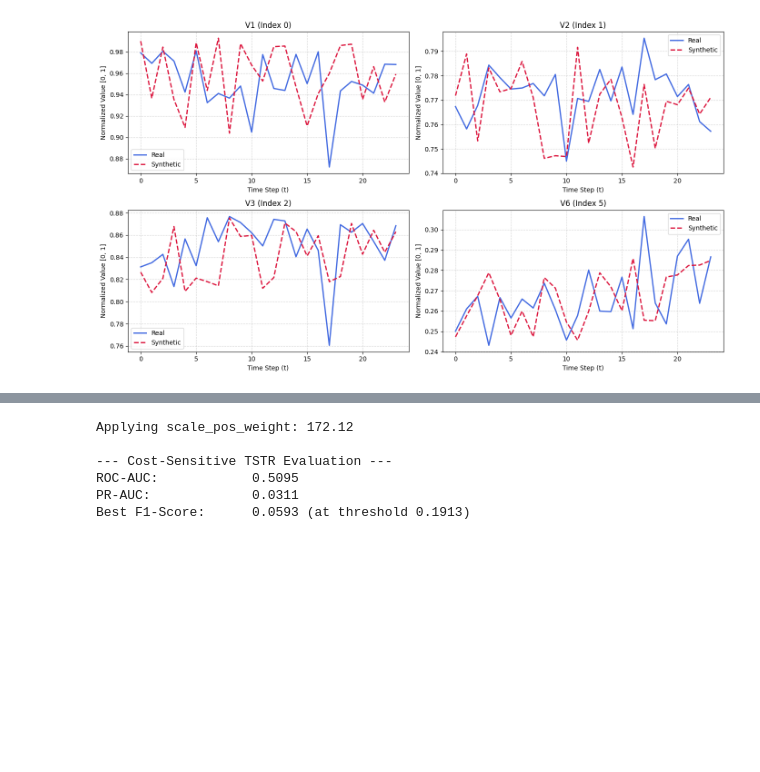
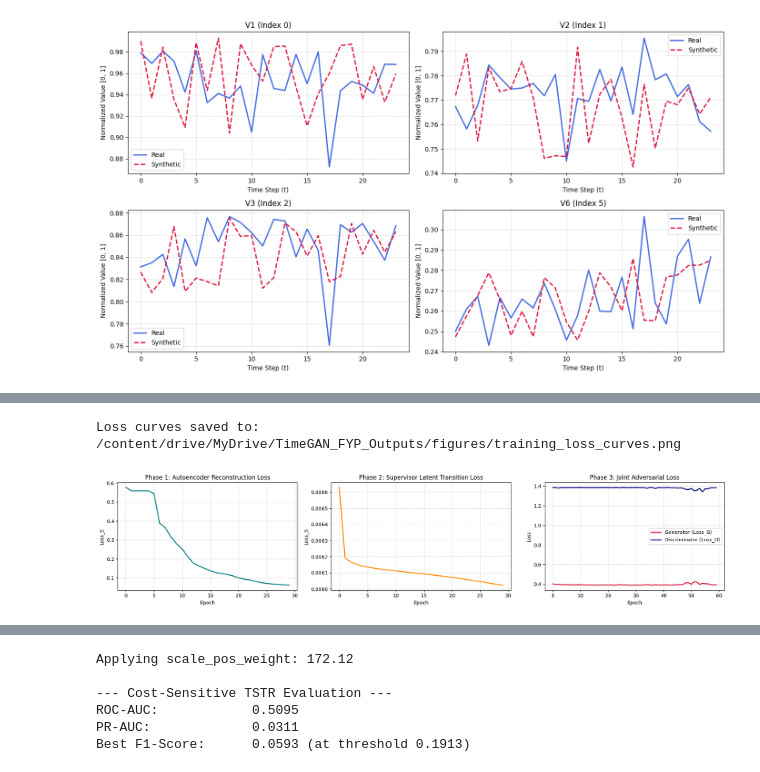
Before and after one commit to syaahiddd/TIMEGAN-SyntheticData-FinancialFraudDetection, a Jupyter notebook: notebooks/01_timegan_training_colab.ipynb, the cells around one changed output, grey strips where cells are left out. Saved outputs shown, nothing was run; the diff lists cells and outputs as text; code cells hidden in the pictures; blank space fills up the shorter version.

```diff
--- a/notebooks/01_timegan_training_colab.ipynb
+++ b/notebooks/01_timegan_training_colab.ipynb
@@ -286,3 +326,42 @@ Trajectory plot saved to: /content/drive/MyDrive/TimeGAN_FYP_Outputs/figures/mul
+# %%
+# =====================================================================
+# Plot Multi-Phase Training Loss Curves
+# =====================================================================
+import matplotlib.pyplot as plt
+
+fig, axes = plt.subplots(1, 3, figsize=(18, 4))
+
+# Phase 1: Embedding Loss
+axes[0].plot(history["e_loss"], color="teal", lw=2)
+axes[0].set_title("Phase 1: Autoencoder Reconstruction Loss")
+axes[0].set_xlabel("Epoch")
+axes[0].set_ylabel("Loss_E")
+axes[0].grid(True, linestyle="--", alpha=0.5)
+
+# Phase 2: Supervisor Loss
+axes[1].plot(history["s_loss"], color="darkorange", lw=2)
+axes[1].set_title("Phase 2: Supervisor Latent Transition Loss")
+axes[1].set_xlabel("Epoch")
+axes[1].set_ylabel("Loss_S")
+axes[1].grid(True, linestyle="--", alpha=0.5)
+
+# Phase 3: Adversarial Generator vs Discriminator
+axes[2].plot(history["g_loss"], label="Generator (Loss_G)", color="crimson", lw=2)
+axes[2].plot(history["d_loss"], label="Discriminator (Loss_D)", color="navy", lw=2)
+axes[2].set_title("Phase 3: Joint Adversarial Loss")
+axes[2].set_xlabel("Epoch")
+axes[2].set_ylabel("Loss")
+axes[2].legend()
+axes[2].grid(True, linestyle="--", alpha=0.5)
+
+plt.tight_layout()
+loss_fig_path = f"{DRIVE_DIR}/figures/training_loss_curves.png"
+plt.savefig(loss_fig_path, dpi=300)
+print(f"Loss curves saved to: {loss_fig_path}")
+plt.show()
+# %% [output]
+Loss curves saved to: /content/drive/MyDrive/TimeGAN_FYP_Outputs/figures/training_loss_curves.png
+[figure, added]
 # %%
 import os
 import sys
```
Also changed, not shown: parts of 5 cells of this notebook.
